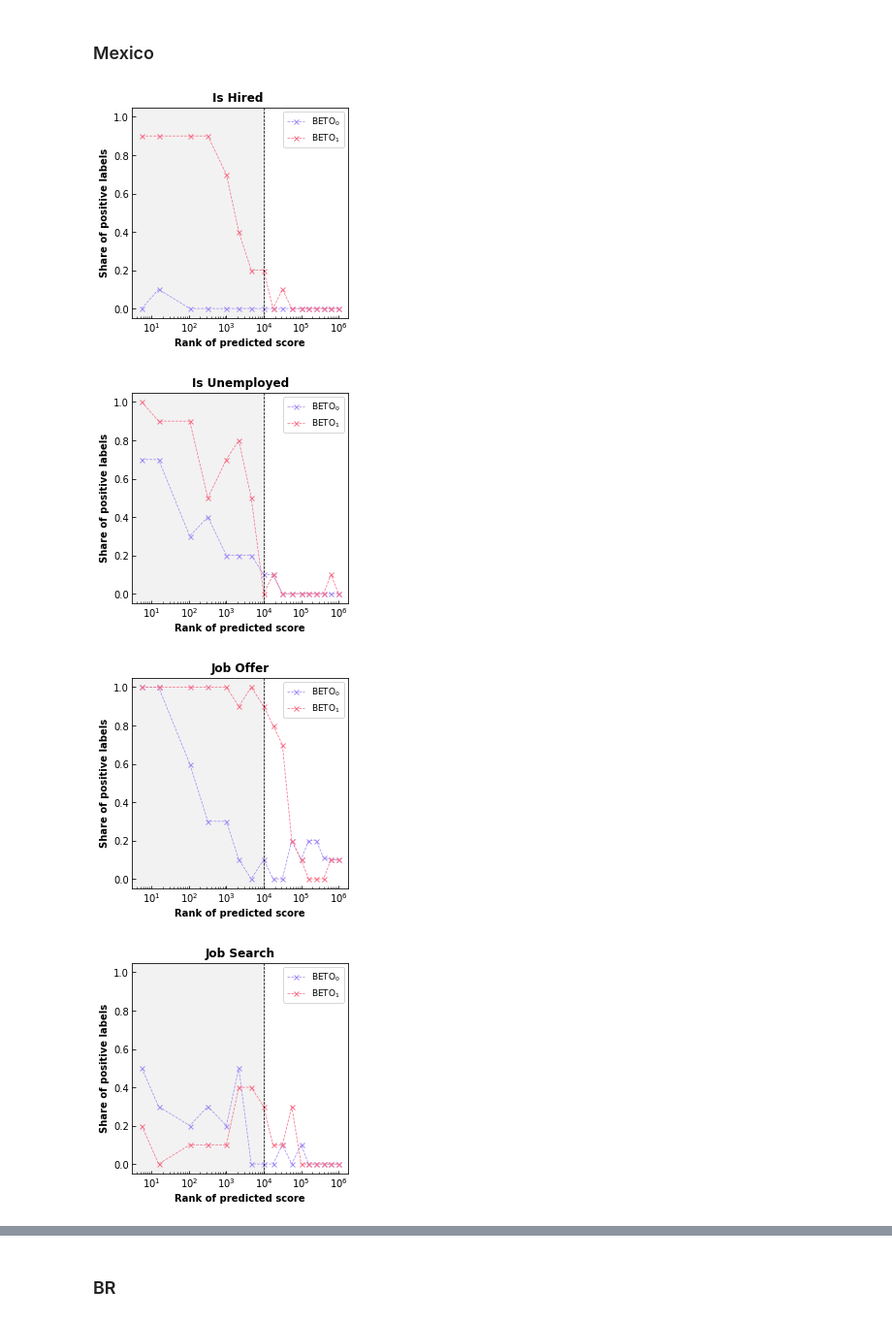
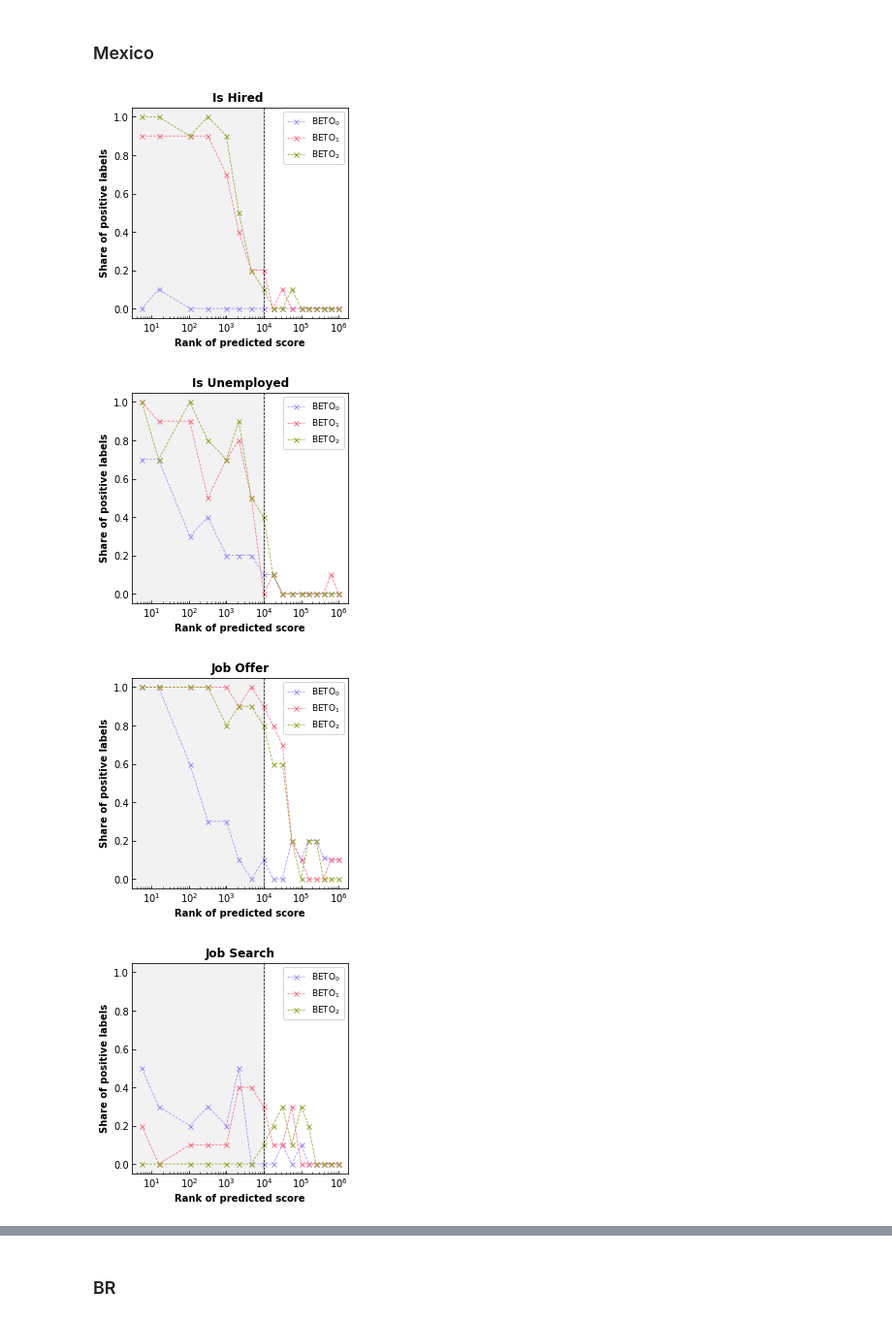
Before and after one commit to spfraib/twitter, a Jupyter notebook: code/2-twitter_labor/5-active_learning/inference_evaluation/2020-12-16_evaluate_inference.ipynb, the cells around one changed output, grey strips where cells are left out. Shown: that part at 97% size. Cells and saved outputs as stored; diff of their text form; code cells hidden in the pictures.

```diff
--- a/code/2-twitter_labor/5-active_learning/inference_evaluation/2020-12-16_evaluate_inference.ipynb
+++ b/code/2-twitter_labor/5-active_learning/inference_evaluation/2020-12-16_evaluate_inference.ipynb
@@ -304,47 +304,47 @@ Name: text, dtype: object
 country_code='MX'
 model_folder_dict = {'iteration_0': 'iter_0-beto-3201262-evaluation',
                      'iteration_1': 'iter_1-beto-3290711-evaluation',
-                     'iteration_2': 'iter_2-convbert-3134867-evaluation',
+                     'iteration_2': 'iter_2-beto-3457288-evaluation',
                      'iteration_3': 'iter_3-convbert-3174249-evaluation'}
 # base_ranks=[int(x*N_random[country_code]) for x in base_rates[country_code]]
 # label2rank=dict(zip(labels,base_ranks))
 for label in labels:
     fig,ax = plt.subplots(figsize=(4,4))
-    for iteration in range(2):
+    for iteration in range(3):
         model_folder = model_folder_dict[f'iteration_{str(iteration)}']
         path_to_data = f"/home/manuto/Documents/world_bank/bert_twitter_labor/twitter-labor-data/data/active_learning/evaluation_inference/MX/{model_folder}/{label}.csv"
         df = pd.read_csv(path_to_data)
         df = df.sort_values(by='rank').reset_index(drop=True)
         df = df[['rank', 'point', 'class']]
         average_df = df.groupby(df.point).mean()
         average_df.columns = ['rank', 'share_positives']
         #models=['BERT', 'GloVe']
         model='BERT'
         name='iteration_'+str(iteration)+'-'+model+'-'+label
         #df[name].groupby('index_rank')[['rank','label']].mean().plot(
         average_df.plot(
         y='share_positives',
         x='rank',
         ax=ax,
         linewidth=.75,
         color=sns.color_palette("husl", 4)[iteration-1],
         style=['--','-'][0],
         marker='x',
         markersize=5,
         label=f'BETO$_{str(iteration)}$')
     ax.axvline(10000,linewidth=.75,color='k',linestyle='--')
     ax.set_xscale('log')
     ax.tick_params(which='both',direction='in',pad=3)
     ax.locator_params(axis='y',nbins=6)
     ax.set_ylabel('Share of positive labels',fontweight='bold')
     ax.set_xlabel('Rank of predicted score',fontweight='bold')
     ax.axvspan(0, 10000, alpha=0.1, color='grey')
     ax.set_title(label.replace('_',' ').replace('1mo','').title(),fontweight='bold')
     ax.legend(loc='best',fontsize=9)
     ax.set_ylim([-0.05,1.05])
     plt.savefig(os.path.join(os.path.dirname(path_to_data),f'{label}.png'),bbox_inches='tight', format='png' ,dpi=1200, transparent=False)
 # %% [output]
-[figure, old version]
+[figure, new version]
-[figure, old version]
+[figure, new version]
-[figure, old version]
+[figure, new version]
-[figure, old version]
+[figure, new version]
```
Also changed, not shown: parts of 1 cell of this notebook, 4 other files.
